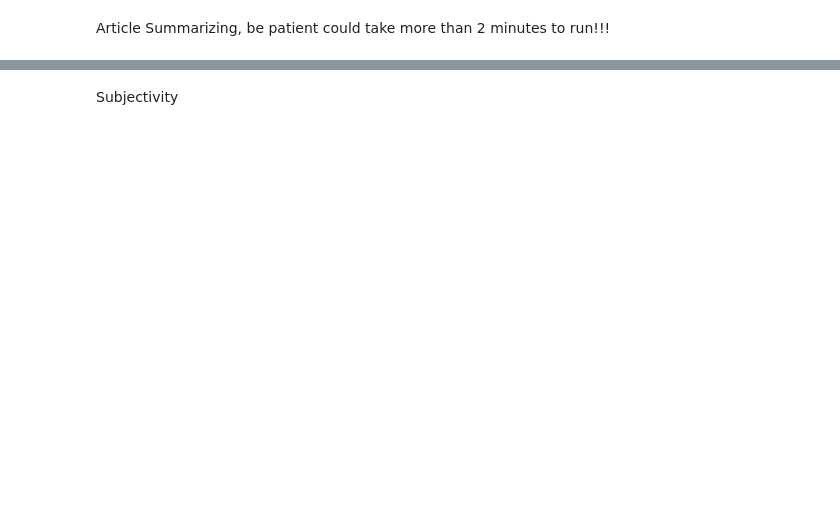
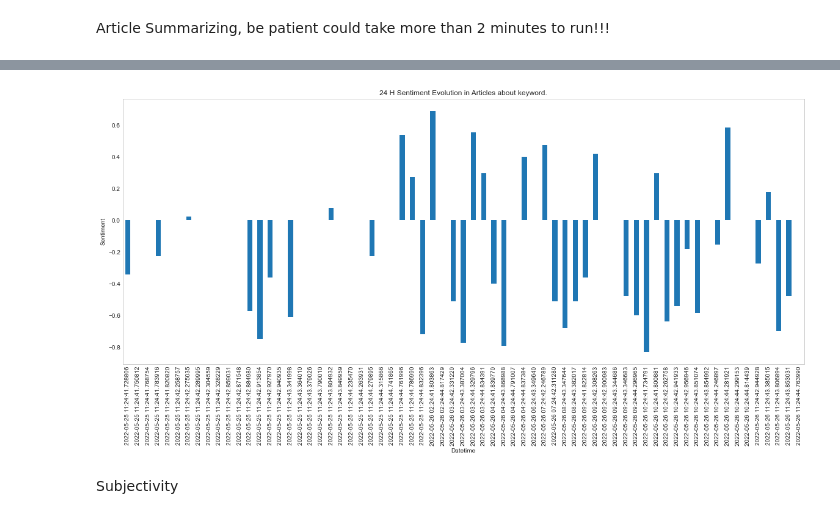
Before and after one commit to HoussamZak/Crypto_Finance_Articles_Sentiment_Analyzer, a Jupyter notebook: Sentiment_Analyzer_Crypto_Finance_News.ipynb, the cells around one changed output, grey strips where cells are left out. Drawn from its saved outputs; the diff is of its cells as text; code cells hidden in the pictures; blank space fills up the shorter version.

```diff
--- a/Sentiment_Analyzer_Crypto_Finance_News.ipynb
+++ b/Sentiment_Analyzer_Crypto_Finance_News.ipynb
@@ -71,12 +25,13 @@ Requirement already satisfied: six in c:\users\fluffy\appdata\local\programs\pyt
 # %%
 #Importing Libraries
+
 from nltk.sentiment.vader import SentimentIntensityAnalyzer
 from GoogleNews import GoogleNews
 from newspaper import Article
 from newspaper import Config
 from wordcloud import WordCloud, STOPWORDS
 
-
+import numpy as np
 import pandas as pd
 import matplotlib.pyplot as plt
 import datetime as dt
@@ -84,13 +39,14 @@ import datetime as dt
 from textblob import TextBlob
 
 import nltk
-plt.style.use('fivethirtyeight')
+plt.style.use('seaborn-whitegrid')
 %matplotlib inline
 
 #Required for Sentiment Analysis
 nltk.download('vader_lexicon')
 
 from nltk.sentiment.vader import SentimentIntensityAnalyzer
+#Loading analyzer
 analyzer = SentimentIntensityAnalyzer()
 # %% [output]
 [nltk_data] Downloading package vader_lexicon to
@@ -217,3 +198,20 @@ news_DF.head()
+# %%
+from pandas import tseries
+
+plt.rcParams['figure.figsize'] = [20, 8]
+mean_scores = news_DF.groupby(['datetime']).mean()
+
+mean_scores = mean_scores.unstack()
+
+mean_scores = mean_scores.xs('compound').transpose()
+mean_scores.plot(kind = 'bar')
+plt.xlabel('Datetime')
+plt.ylabel('Sentiment')
+plt.title('24 H Sentiment Evolution in Articles about keyword.')
+
+plt.grid()
+# %% [output]
+[figure, added]
 # %% [markdown]
 Subjectivity
 # %%
```
Also changed, not shown: parts of 18 cells of this notebook, 1 other file.
